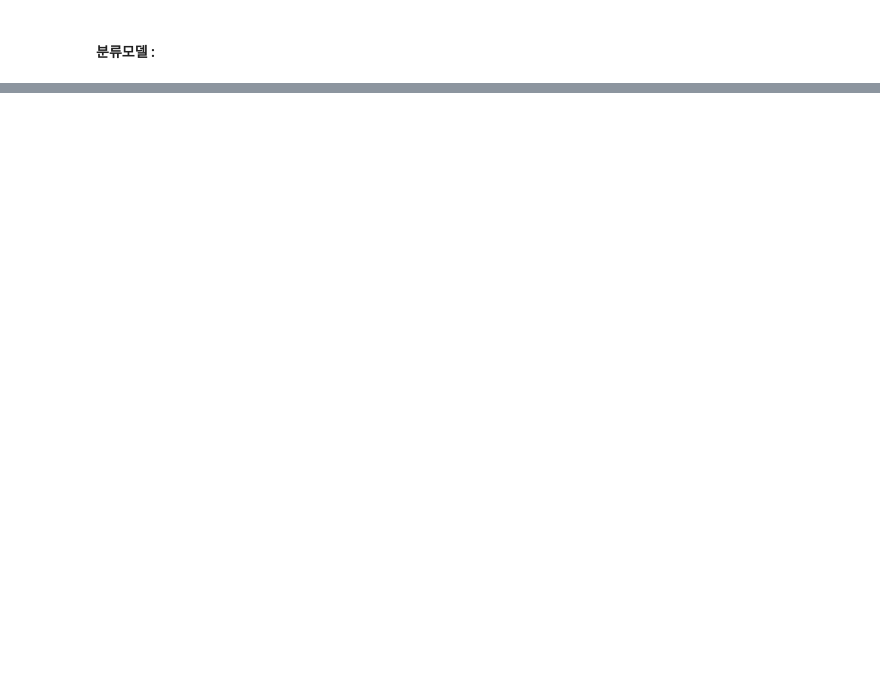
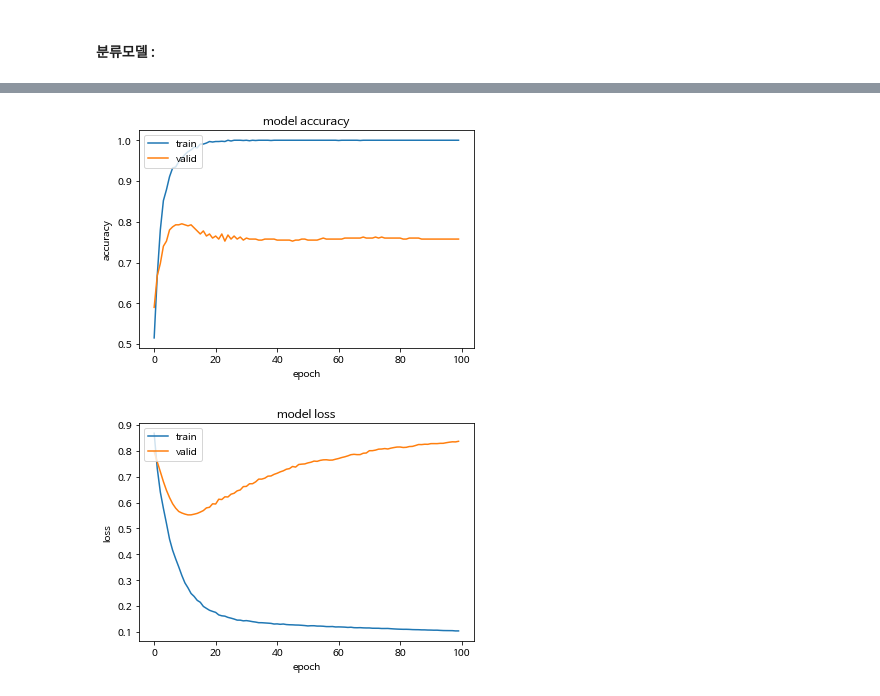
Before and after one commit to buenhyden/Private_Project, a Jupyter notebook: personal_project/5_Train_Classifier_Using_Doc2Vec_For_Sentiment_analysis.ipynb, the cells around one changed output, grey strips where cells are left out. Cells and saved outputs as stored; diff of their text form; code cells hidden in the pictures; blank space fills up the shorter version.

```diff
--- a/personal_project/5_Train_Classifier_Using_Doc2Vec_For_Sentiment_analysis.ipynb
+++ b/personal_project/5_Train_Classifier_Using_Doc2Vec_For_Sentiment_analysis.ipynb
@@ -634,7 +714,7 @@ name3
 # %%
 train_x_by_m3_name = 'train_x_Doc2Vec-dbow-d2000-n7-mc5-s0.001-t12-mecab'
 train_x_by_m3 = pickle.load(open(savePath+train_x_by_m3_name,'rb'))
-train_y = pickle.load(open(savePath+'train_y_for_sentiment_analysis','rb'))
+train_y = pickle.load(open(savePath+'train_y_mecab_for_sentiment_analysis','rb'))
 # %%
 test_x_by_m3_name = 'test_x_Doc2Vec-dbow-d2000-n7-mc5-s0.001-t12-mecab'
 test_x_by_m3 = pickle.load(open(savePath+test_x_by_m3_name,'rb'))
@@ -698,5 +851,4 @@ y_train2 = np_utils.to_categorical(train2_y,2)
 # %%
-
 model = Sequential()
 model.add(Dense(128, activation='relu', input_dim=2000))
 model.add(Dense(64, activation='relu', kernel_regularizer=l2(0.001)))
@@ -711,6 +863,8 @@ model.compile(#optimizer='rmsprop',
     loss='binary_crossentropy',
     metrics=['accuracy'])
 
-model.fit(train_vecs_w2v, y_train2,epochs=100, batch_size=50000, verbose=2)
-score = model.evaluate(test_vecs_w2v, y_test2, verbose=2)
-print (score[1])
+history = model.fit(train_vecs_w2v, y_train,epochs=100, batch_size=50000, verbose=0, validation_split=0.2,
+          callbacks=[TQDMNotebookCallback(show_inner=False)])
+score, acc = model.evaluate(test_vecs_w2v, y_test, verbose=0)
+print('Score: %1.4f' % score)
+print('Accuracy: %1.4f' % acc)
@@ -717,3 +877,8 @@ print (score[1])
+# %%
+plot_history(history)
+# %% [output]
+[figure, added]
+[figure, added]
 # %%
 mode2 = Sequential()
 mode2.add(Dense(64, activation='relu', input_dim=2000))
```
Also changed, not shown: parts of 64 cells of this notebook.
